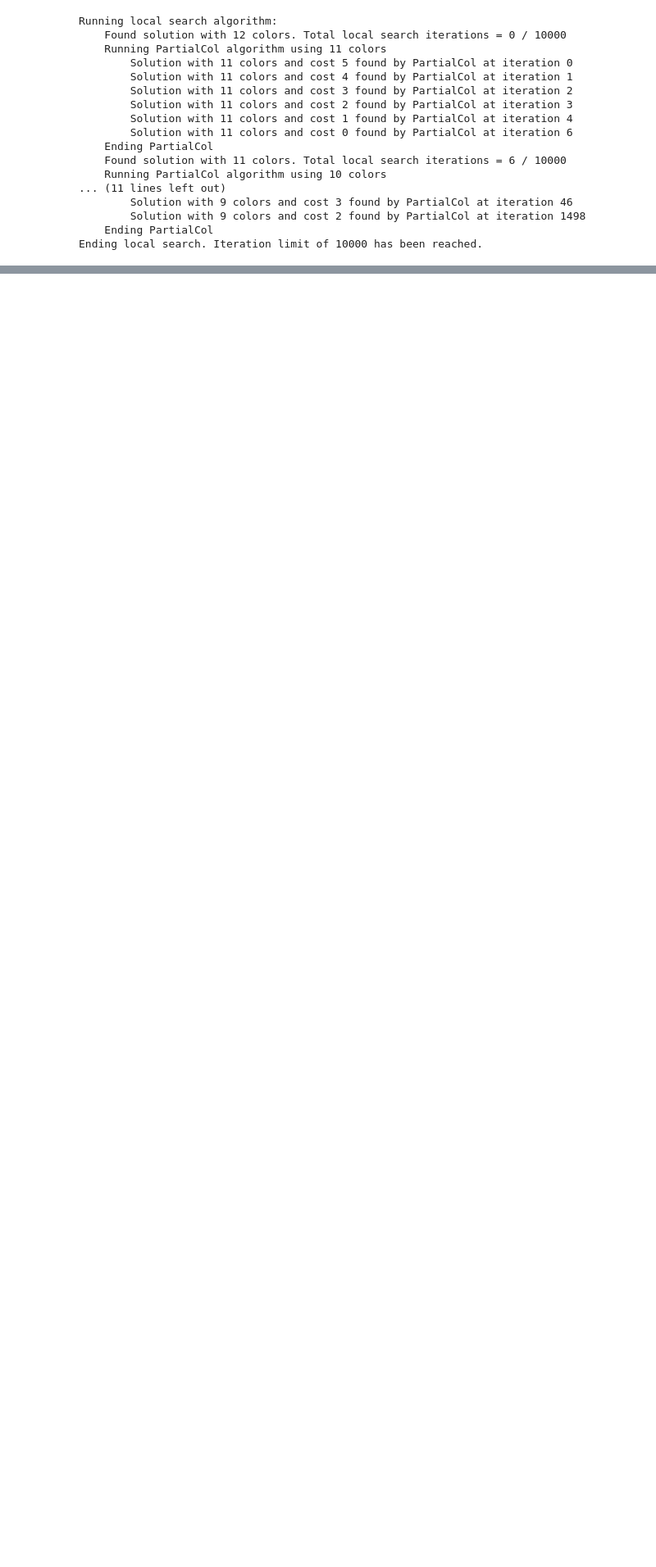
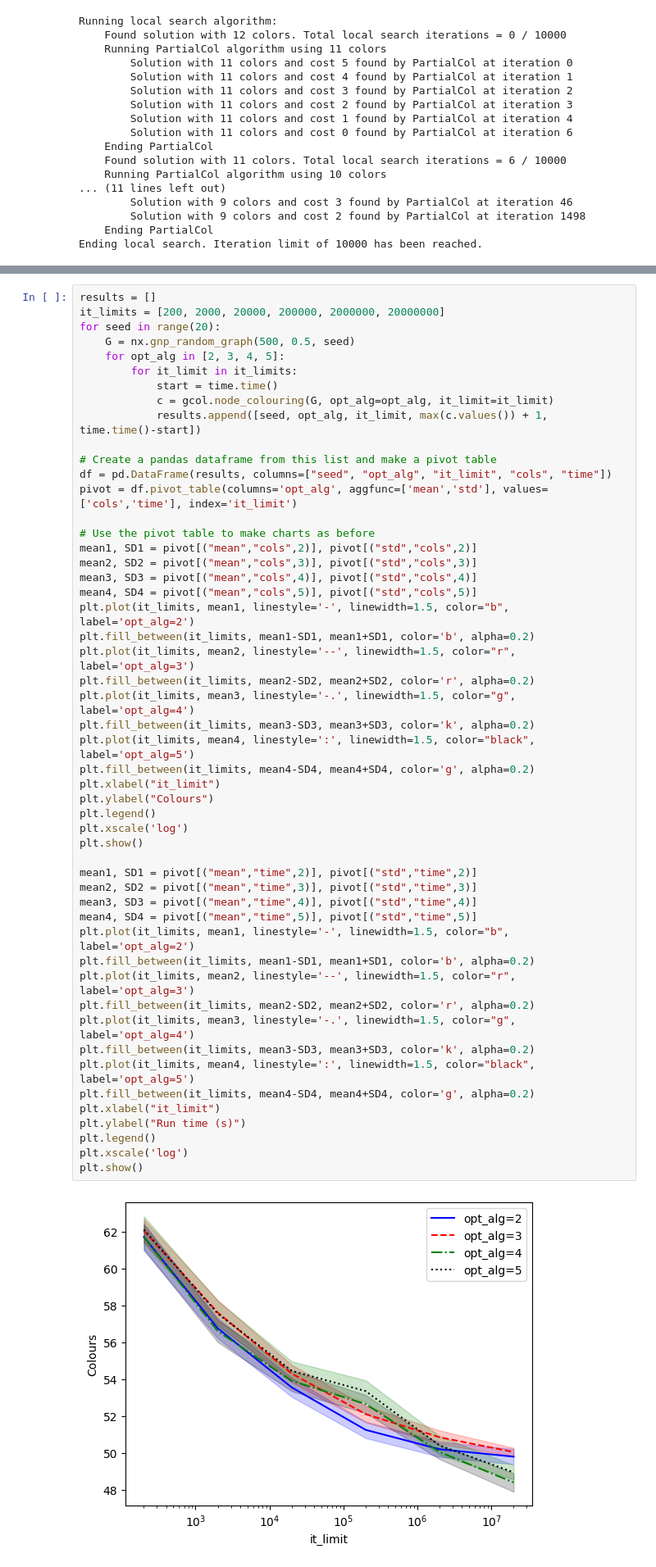
Before and after one commit to Rhyd-Lewis/GCol, a Jupyter notebook: docs/performance/Performance.ipynb, the cells around one changed output, grey strips where cells are left out. Shown at 82% size. Cells and saved outputs as stored; diff of their text form; blank space fills up the shorter version.

```diff
--- a/docs/performance/Performance.ipynb
+++ b/docs/performance/Performance.ipynb
@@ -239,0 +247,53 @@ In the equitable node-coloring problem, we are interested in coloring the nodes
+# %%
+results = []
+it_limits = [200, 2000, 20000, 200000, 2000000, 20000000]
+for seed in range(20):
+    G = nx.gnp_random_graph(500, 0.5, seed)
+    for opt_alg in [2, 3, 4, 5]:
+        for it_limit in it_limits:
+            start = time.time()
+            c = gcol.node_colouring(G, opt_alg=opt_alg, it_limit=it_limit)
+            results.append([seed, opt_alg, it_limit, max(c.values()) + 1, time.time()-start])
+
+# Create a pandas dataframe from this list and make a pivot table
+df = pd.DataFrame(results, columns=["seed", "opt_alg", "it_limit", "cols", "time"])
+pivot = df.pivot_table(columns='opt_alg', aggfunc=['mean','std'], values=['cols','time'], index='it_limit')
+
+# Use the pivot table to make charts as before
+mean1, SD1 = pivot[("mean","cols",2)], pivot[("std","cols",2)]
+mean2, SD2 = pivot[("mean","cols",3)], pivot[("std","cols",3)]
+mean3, SD3 = pivot[("mean","cols",4)], pivot[("std","cols",4)]
+mean4, SD4 = pivot[("mean","cols",5)], pivot[("std","cols",5)]
+plt.plot(it_limits, mean1, linestyle='-', linewidth=1.5, color="b", label='opt_alg=2')
+plt.fill_between(it_limits, mean1-SD1, mean1+SD1, color='b', alpha=0.2)
+plt.plot(it_limits, mean2, linestyle='--', linewidth=1.5, color="r", label='opt_alg=3')
+plt.fill_between(it_limits, mean2-SD2, mean2+SD2, color='r', alpha=0.2)
+plt.plot(it_limits, mean3, linestyle='-.', linewidth=1.5, color="g", label='opt_alg=4')
+plt.fill_between(it_limits, mean3-SD3, mean3+SD3, color='k', alpha=0.2)
+plt.plot(it_limits, mean4, linestyle=':', linewidth=1.5, color="black", label='opt_alg=5')
+plt.fill_between(it_limits, mean4-SD4, mean4+SD4, color='g', alpha=0.2)
+plt.xlabel("it_limit")
+plt.ylabel("Colours")
+plt.legend()
+plt.xscale('log')
+plt.show()
+
+mean1, SD1 = pivot[("mean","time",2)], pivot[("std","time",2)]
+mean2, SD2 = pivot[("mean","time",3)], pivot[("std","time",3)]
+mean3, SD3 = pivot[("mean","time",4)], pivot[("std","time",4)]
+mean4, SD4 = pivot[("mean","time",5)], pivot[("std","time",5)]
+plt.plot(it_limits, mean1, linestyle='-', linewidth=1.5, color="b", label='opt_alg=2')
+plt.fill_between(it_limits, mean1-SD1, mean1+SD1, color='b', alpha=0.2)
+plt.plot(it_limits, mean2, linestyle='--', linewidth=1.5, color="r", label='opt_alg=3')
+plt.fill_between(it_limits, mean2-SD2, mean2+SD2, color='r', alpha=0.2)
+plt.plot(it_limits, mean3, linestyle='-.', linewidth=1.5, color="g", label='opt_alg=4')
+plt.fill_between(it_limits, mean3-SD3, mean3+SD3, color='k', alpha=0.2)
+plt.plot(it_limits, mean4, linestyle=':', linewidth=1.5, color="black", label='opt_alg=5')
+plt.fill_between(it_limits, mean4-SD4, mean4+SD4, color='g', alpha=0.2)
+plt.xlabel("it_limit")
+plt.ylabel("Run time (s)")
+plt.legend()
+plt.xscale('log')
+plt.show()
+# %% [output]
+[figure, added]
```
Also changed, not shown: parts of 9 cells of this notebook, 7 other files.
